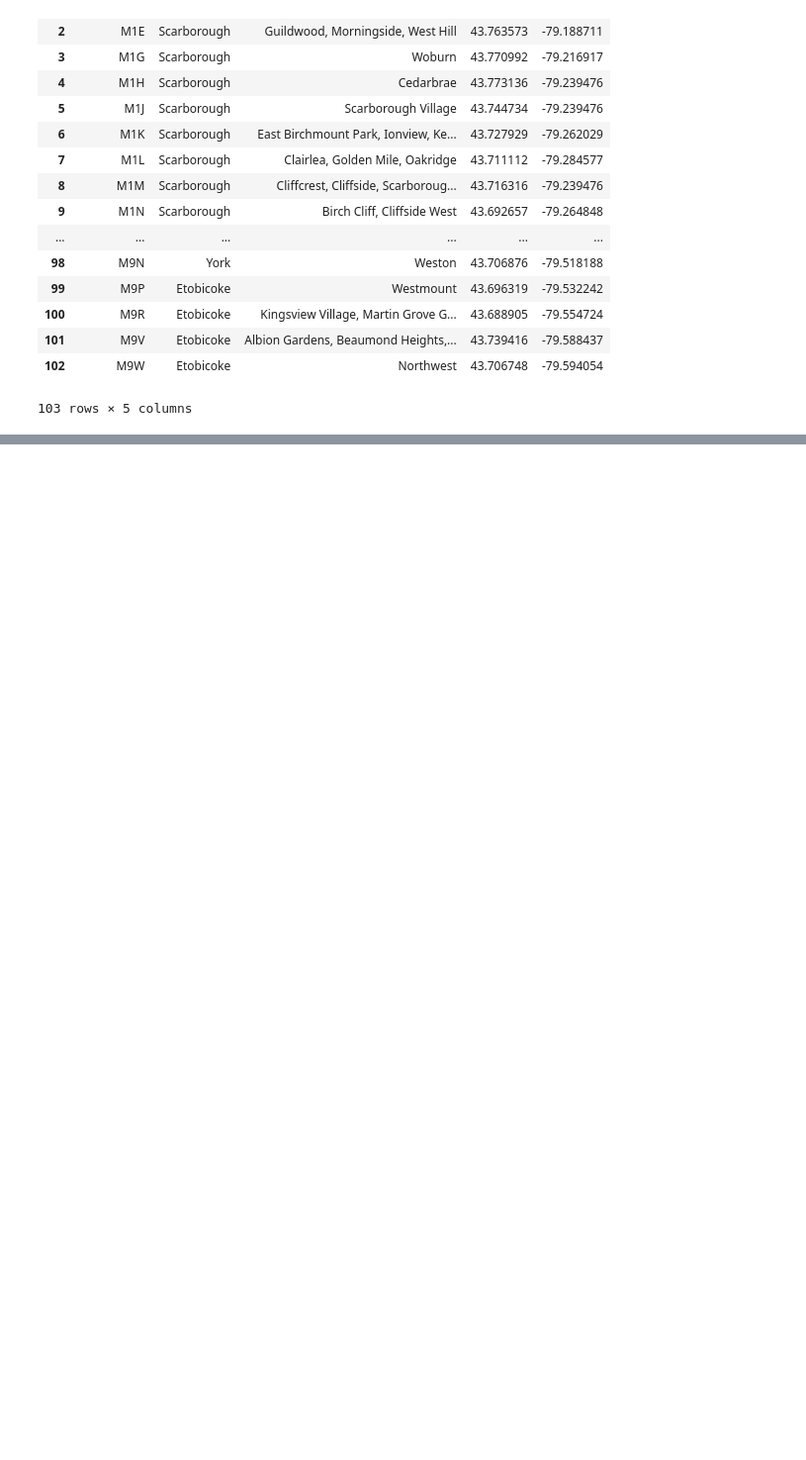
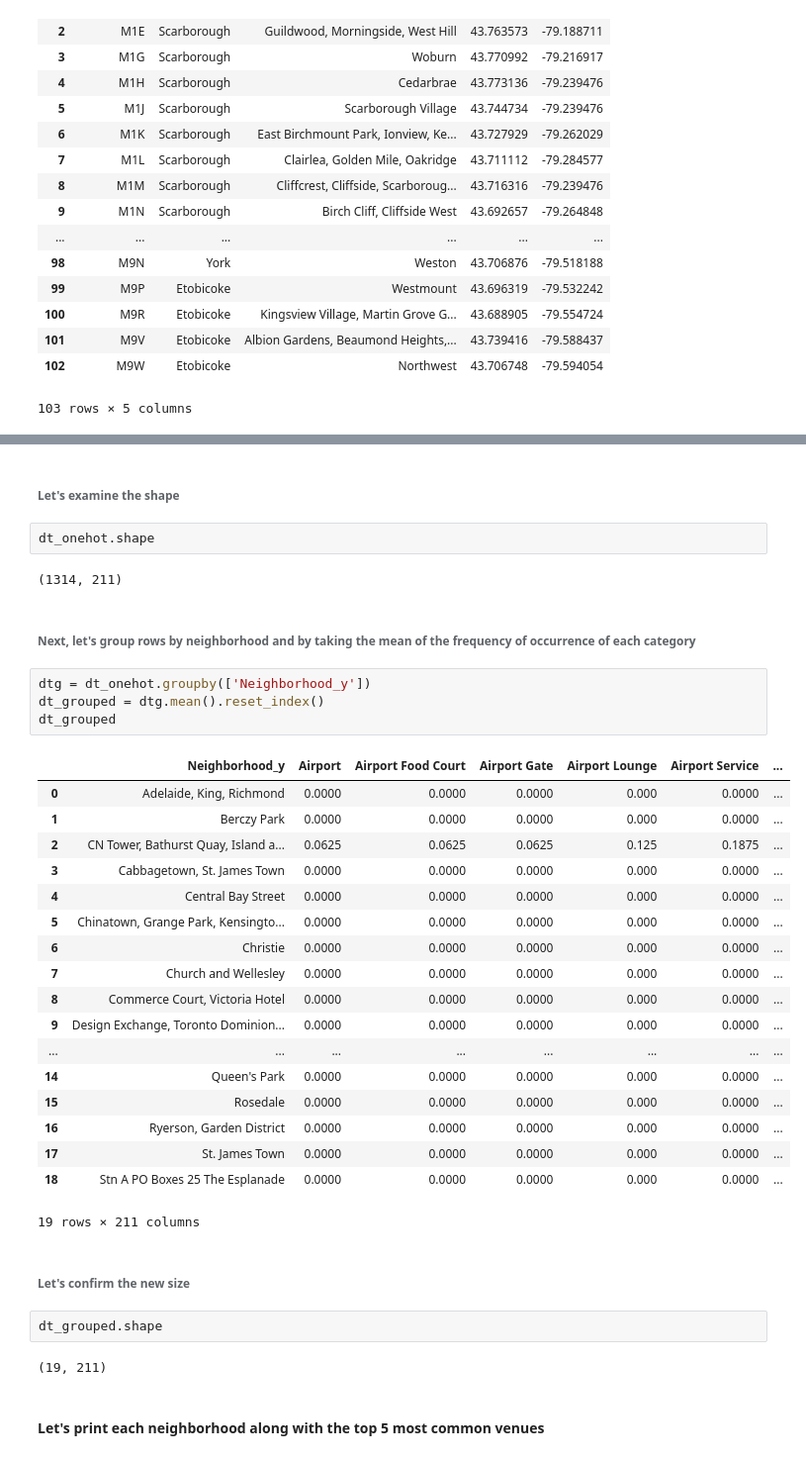
Before and after one commit to WallyNY/Coursera_Capstone, a Jupyter notebook: Capstone_week_3_part_1.ipynb, the cells around one changed output, grey strips where cells are left out. Shown: that part at 99% size. Saved outputs shown, nothing was run; the diff lists cells and outputs as text; blank space fills up the shorter version.

```diff
--- a/Capstone_week_3_part_1.ipynb
+++ b/Capstone_week_3_part_1.ipynb
@@ -354,0 +668,39 @@ combined_postal
+# %% [markdown]
+###### Let's examine the shape
+# %%
+dt_onehot.shape
+# %% [output]
+(1314, 211)
+# %% [markdown]
+###### Next, let's group rows by neighborhood and by taking the mean of the frequency of occurrence of each category
+# %%
+dtg = dt_onehot.groupby(['Neighborhood_y'])
+dt_grouped = dtg.mean().reset_index()
+dt_grouped
+# %% [output]
+|  | Neighborhood_y | Airport | Airport Food Court | Airport Gate | Airport Lounge | Airport Service | ... |
+| 0 | Adelaide, King, Richmond | 0.0000 | 0.0000 | 0.0000 | 0.000 | 0.0000 | ... |
+| 1 | Berczy Park | 0.0000 | 0.0000 | 0.0000 | 0.000 | 0.0000 | ... |
+| 2 | CN Tower, Bathurst Quay, Island a... | 0.0625 | 0.0625 | 0.0625 | 0.125 | 0.1875 | ... |
+| 3 | Cabbagetown, St. James Town | 0.0000 | 0.0000 | 0.0000 | 0.000 | 0.0000 | ... |
+| 4 | Central Bay Street | 0.0000 | 0.0000 | 0.0000 | 0.000 | 0.0000 | ... |
+| 5 | Chinatown, Grange Park, Kensingto... | 0.0000 | 0.0000 | 0.0000 | 0.000 | 0.0000 | ... |
+| 6 | Christie | 0.0000 | 0.0000 | 0.0000 | 0.000 | 0.0000 | ... |
+| 7 | Church and Wellesley | 0.0000 | 0.0000 | 0.0000 | 0.000 | 0.0000 | ... |
+| 8 | Commerce Court, Victoria Hotel | 0.0000 | 0.0000 | 0.0000 | 0.000 | 0.0000 | ... |
+| 9 | Design Exchange, Toronto Dominion... | 0.0000 | 0.0000 | 0.0000 | 0.000 | 0.0000 | ... |
+| ... | ... | ... | ... | ... | ... | ... | ... |
+| 14 | Queen's Park | 0.0000 | 0.0000 | 0.0000 | 0.000 | 0.0000 | ... |
+| 15 | Rosedale | 0.0000 | 0.0000 | 0.0000 | 0.000 | 0.0000 | ... |
+| 16 | Ryerson, Garden District | 0.0000 | 0.0000 | 0.0000 | 0.000 | 0.0000 | ... |
+| 17 | St. James Town | 0.0000 | 0.0000 | 0.0000 | 0.000 | 0.0000 | ... |
+| 18 | Stn A PO Boxes 25 The Esplanade | 0.0000 | 0.0000 | 0.0000 | 0.000 | 0.0000 | ... |
+19 rows × 211 columns
+# %% [markdown]
+###### Let's confirm the new size
+# %%
+dt_grouped.shape
+# %% [output]
+(19, 211)
+# %% [markdown]
+#### Let's print each neighborhood along with the top 5 most common venues
```
Also changed, not shown: parts of 62 cells of this notebook.
